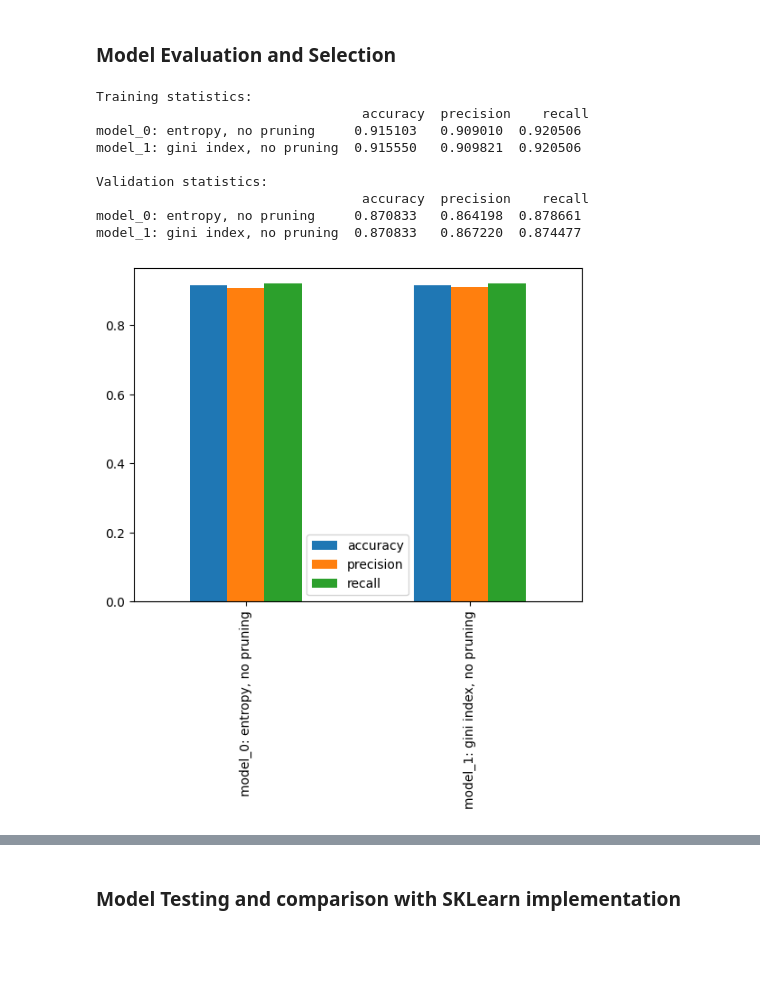
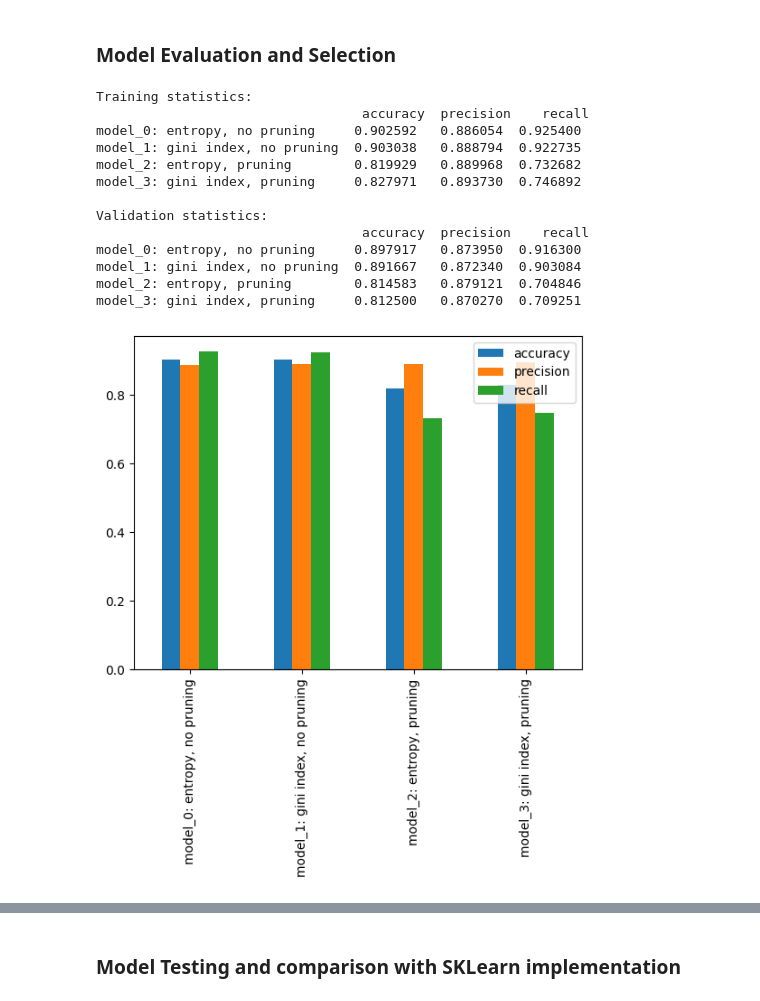
Before and after one commit to ColeDixon78/IntroML, a Jupyter notebook: tree_test.ipynb, the cells around one changed output, grey strips where cells are left out. Cells and saved outputs as stored; diff of their text form; code cells hidden in the pictures; blank space fills up the shorter version.

```diff
--- a/tree_test.ipynb
+++ b/tree_test.ipynb
@@ -173,9 +190,9 @@ X = df.iloc[:,:-1]
 y = df.iloc[:,-1:]
 #split data into training, validation, and test sets
 #figure out how to set random seed
-np.random.seed()
-X_training,X_val_test,y_training,y_val_test = model_selection.train_test_split(X,y,train_size = 0.7,test_size=0.3)
-X_validation,X_test,y_validation,y_test = model_selection.train_test_split(X_val_test,y_val_test,train_size = 0.5,test_size=0.5)
+seed = np.random.seed()
+X_training,X_val_test,y_training,y_val_test = model_selection.train_test_split(X,y,train_size = 0.7,test_size=0.3,random_state=seed)
+X_validation,X_test,y_validation,y_test = model_selection.train_test_split(X_val_test,y_val_test,train_size = 0.5,test_size=0.5,random_state=seed)
 #training of 4 different models
 model_0 = Tree("model_0: entropy, no pruning")
 model_0.learn(X_training,y_training)
@@ -183,35 +200,45 @@ model_0.learn(X_training,y_training)
 model_1 = Tree("model_1: gini index, no pruning")
 model_1.learn(X_training,y_training,impurity_measure = 'gini')
 
-#model_2 = Tree()
-#model_2.learn(X_training,y_training,pruning = True)
+model_2 = Tree("model_2: entropy, pruning")
+model_2.learn(X_training,y_training,pruning = True)
 
-#model_3 = Tree()
-#model_3.learn(X_training,y_training,impurity_measure = 'gini',pruning = True)
+model_3 = Tree("model_3: gini index, pruning")
+model_3.learn(X_training,y_training,impurity_measure = 'gini',pruning = True)
 # %% [markdown]
 ### Model Evaluation and Selection
 # %%
 model_0_training_stats = model_0.get_stats()
 model_0_validation_stats = model_0.get_stats(X_validation,y_validation)
 
 model_1_training_stats = model_1.get_stats()
 model_1_validation_stats = model_1.get_stats(X_validation,y_validation)
 
-training_stats = pd.concat([model_0_training_stats,model_1_training_stats])
-validation_stats = pd.concat([model_0_validation_stats,model_1_validation_stats])
+model_2_training_stats = model_2.get_stats()
+model_2_validation_stats = model_2.get_stats(X_validation,y_validation)
+
+model_3_training_stats = model_3.get_stats()
+model_3_validation_stats = model_3.get_stats(X_validation,y_validation)
+
+training_stats = pd.concat([model_0_training_stats,model_1_training_stats,model_2_training_stats,model_3_training_stats])
+validation_stats = pd.concat([model_0_validation_stats,model_1_validation_stats,model_2_validation_stats,model_3_validation_stats])
 
 training_stats.plot(kind = 'bar')
 print('Training statistics:\n',training_stats,'\n')
 validation_stats.plot(kind = 'bar')
 print('Validation statistics:\n',validation_stats,'\n')
 # %% [output]
 Training statistics:
                                   accuracy  precision    recall
-model_0: entropy, no pruning     0.915103   0.909010  0.920506
-model_1: gini index, no pruning  0.915550   0.909821  0.920506
+model_0: entropy, no pruning     0.902592   0.886054  0.925400
+model_1: gini index, no pruning  0.903038   0.888794  0.922735
+model_2: entropy, pruning        0.819929   0.889968  0.732682
+model_3: gini index, pruning     0.827971   0.893730  0.746892
 
 Validation statistics:
                                   accuracy  precision    recall
-model_0: entropy, no pruning     0.870833   0.864198  0.878661
-model_1: gini index, no pruning  0.870833   0.867220  0.874477
+model_0: entropy, no pruning     0.897917   0.873950  0.916300
+model_1: gini index, no pruning  0.891667   0.872340  0.903084
+model_2: entropy, pruning        0.814583   0.879121  0.704846
+model_3: gini index, pruning     0.812500   0.870270  0.709251
-[figure, old version]
+[figure, new version]
```
Also changed, not shown: parts of 4 cells of this notebook.
